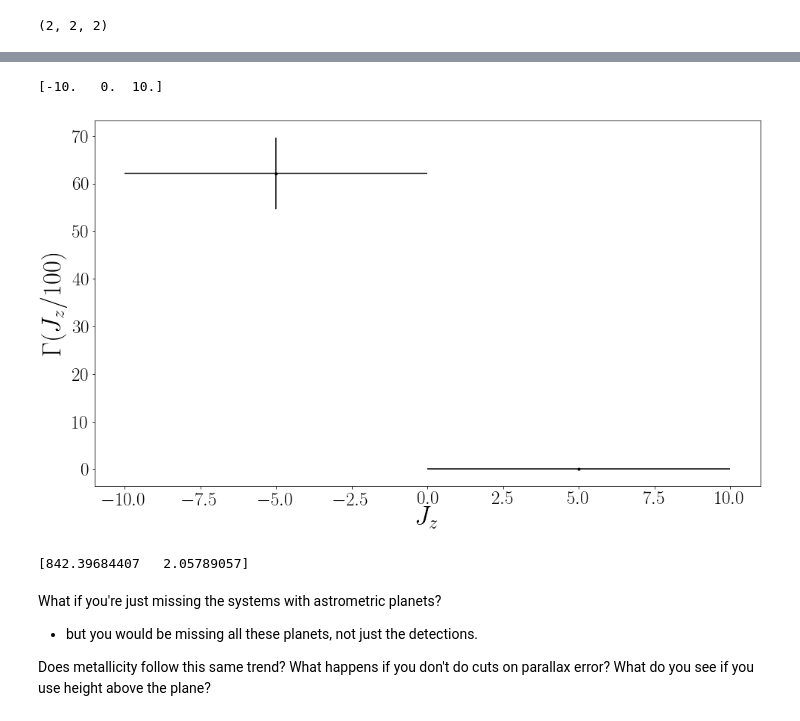
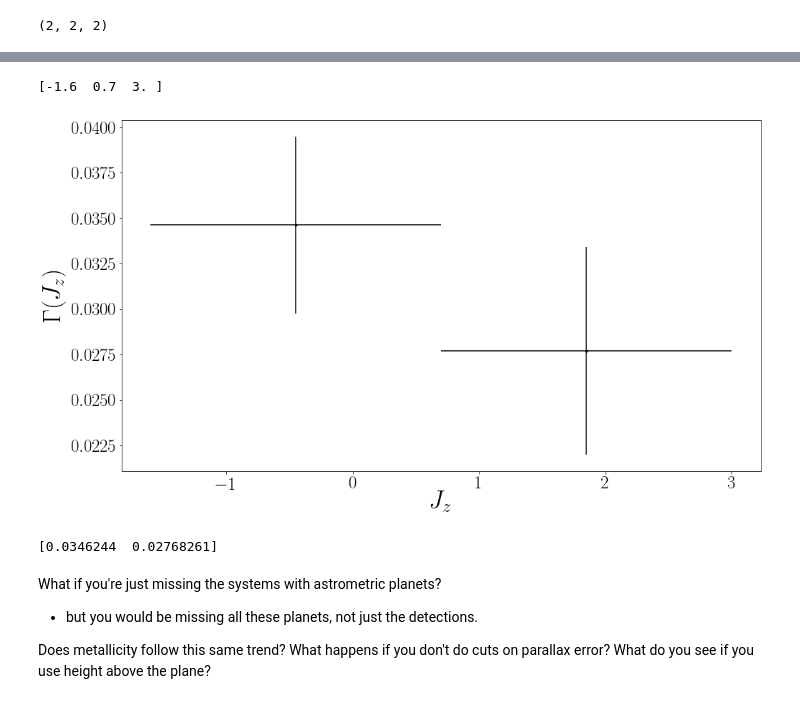
Before and after one commit to RuthAngus/SweetPotato, a Jupyter notebook: code/exopops/action_occurrence.ipynb, the cells around one changed output, grey strips where cells are left out. Saved outputs shown, nothing was run; the diff lists cells and outputs as text; code cells hidden in the pictures.

```diff
--- a/code/exopops/action_occurrence.ipynb
+++ b/code/exopops/action_occurrence.ipynb
@@ -36,7 +36,7 @@ stlr_n = get_catalog("q1_q16_stellar")
 adf = pd.read_csv("../ages/stlr_gaia_actions.csv")
 stripped_adf = pd.DataFrame(dict({
     #"kepid": adf.kepid.values, "Jz": np.log10(adf.J_z.values)}))  # Put in whatever you want here.
-    "kepid": adf.kepid.values, "Jz": np.log10(adf.Z.values)}))
+    "kepid": adf.kepid.values, "Jz": np.log10(adf.J_z.values)}))
 stlr = pd.merge(stlr_n, stripped_adf, on="kepid")
 print(np.shape(stlr))
 
@@ -56,7 +56,7 @@ var_names = ["koi_period", "koi_prad", "teff"]
 period_rng = (50, 300)
 radius_rng = (0.75, 2.5)
 teff_rng = (4200, 6101)
-jz_rng = (-10, 10)
-#jz_rng = (-1, 5)
+#jz_rng = (-1.5, .22) # Using Z
+jz_rng = (-1.6, 3)
 # %% [output]
 (89536, 100)
@@ -70,7 +81,8 @@ print(len(stlr.Jz.values))
 # %%
 # Select G and K dwarfs.
 m = (teff_rng[0] <= stlr.teff) & (stlr.teff <= teff_rng[1])
-m = (jz_rng[0] <= stlr.Jz) & (stlr.Jz <= jz_rng[1])
+m &= (jz_rng[0] <= stlr.Jz) & (stlr.Jz <= jz_rng[1])
+m &= np.isfinite(stlr.Jz)
 m &= stlr.radius <= 1.15
 
 # Only include stars with sufficient data coverage.
@@ -161,15 +201,19 @@ plt.colorbar(label="Detection probability") # Probability of detecting planet at
 # %%
-X_samp = np.vstack((period_samp, radius_samp, jz_samp/100)).T  # Now 1 Jz 'unit' is 100 K
+# X_samp = np.vstack((period_samp, radius_samp, jz_samp/100)).T  # Now 1 Jz 'unit' is 100 K
+X_samp = np.vstack((period_samp, radius_samp, jz_samp)).T
 bins = [np.linspace(period_rng[0], period_rng[1], 3),
         np.linspace(radius_rng[0], radius_rng[1], 3),
-        np.linspace(jz_rng[0], jz_rng[1], 3)/100]
+        np.linspace(jz_rng[0], jz_rng[1], 3)]
+        #np.linspace(jz_rng[0], jz_rng[1], 3)/100]
+
 
 numerator, _ = np.histogramdd(X_samp, bins, weights=Q_samp)
 denominator, _ = np.histogramdd(X_samp, bins)
 
 # Multiply the denom by the observed distribution of Jzs which includes the selection function
 # Need to do this for each stellar property.
-denominator *= np.histogram(jz_samp/100, bins[2], normed=True)[0][None, None, :]
+denominator *= np.histogram(jz_samp, bins[2], normed=True)[0][None, None, :]
+#denominator *= np.histogram(jz_samp/100, bins[2], normed=True)[0][None, None, :]
 
 # broadcast the bin widths over the 8*10*2 grid then take the product to get the volume.
 volume = np.prod(np.meshgrid(*map(np.diff, bins), indexing="ij"), axis=0)
@@ -204,5 +241,6 @@ plt.colorbar(label="integrated detection efficiency")  # integrated over the bin
 # %%
-X = np.vstack((kois.koi_period.values, kois.koi_prad.values, kois.Jz.values/100)).T
+X = np.vstack((kois.koi_period.values, kois.koi_prad.values, kois.Jz.values)).T
+#X = np.vstack((kois.koi_period.values, kois.koi_prad.values, kois.Jz.values/100)).T
 # %%
 hist_of_observed_planets = np.histogramdd(X, bins)[0]
 theta = hist_of_observed_planets/integrated_det_eff
@@ -259,30 +292,38 @@ Text(0.5,0,'Jz')
 # %%
 plotpar = {'axes.labelsize': 35,
            'font.size': 35,
            'legend.fontsize': 35,
            'xtick.labelsize': 25,
            'ytick.labelsize': 25,
            'text.usetex': True}
 pl.rcParams.update(plotpar)
 
 fig = plt.figure(figsize=(16, 9))
-x = .5 * (bins[2][:-1] + bins[2][1:])*100
-xerrm = np.array([x[0] - bins[2][0]*100, x[1] - bins[2][1]*100])
-xerrp = np.array([bins[2][1]*100 - x[0], bins[2][2]*100 - x[1]])
-print(bins[2]*100)
+#x = .5 * (bins[2][:-1] + bins[2][1:])*100
+#xerrm = np.array([x[0] - bins[2][0]*100, x[1] - bins[2][1]*100])
+#xerrp = np.array([bins[2][1]*100 - x[0], bins[2][2]*100 - x[1]])
+#print(bins[2]*100)
+
+x = .5 * (bins[2][:-1] + bins[2][1:])
+xerrm = .5*np.diff(bins[2])
+xerrp = xerrm
+#xerrm = np.array([x[0] - bins[2][0], x[1] - bins[2][1]])
+#xerrp = np.array([bins[2][1] - x[0], bins[2][2] - x[1]])
+print(bins[2])
+
 plt.errorbar(x, occ/len(stlr), xerr=(xerrm, xerrp),
              yerr=err/len(stlr), fmt="k.")
 plt.xlabel("$J_z$")
-plt.ylabel("$\\Gamma(J_z/100)$")
+plt.ylabel("$\\Gamma(J_z)$")
 #plt.xlim(4150, 6150)
 plt.savefig("Jz_occ_rate")
 # %% [output]
-[-10.   0.  10.]
+[-1.6  0.7  3. ]
-[figure, old version]
+[figure, new version]
 # %%
 print(occ/len(stlr))
 # %% [output]
-[842.39684407   2.05789057]
+[0.0346244  0.02768261]
 # %% [markdown]
 What if you're just missing the systems with astrometric planets?
 - but you would be missing all these planets, not just the detections.
```
Also changed, not shown: parts of 26 cells of this notebook, 11 other files.
